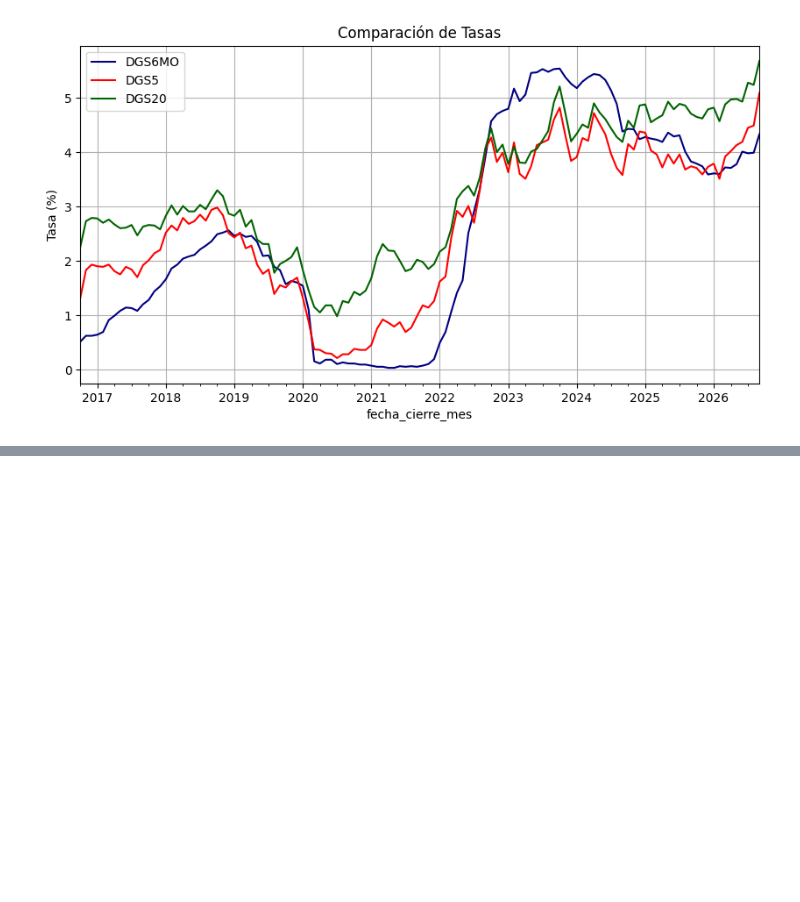
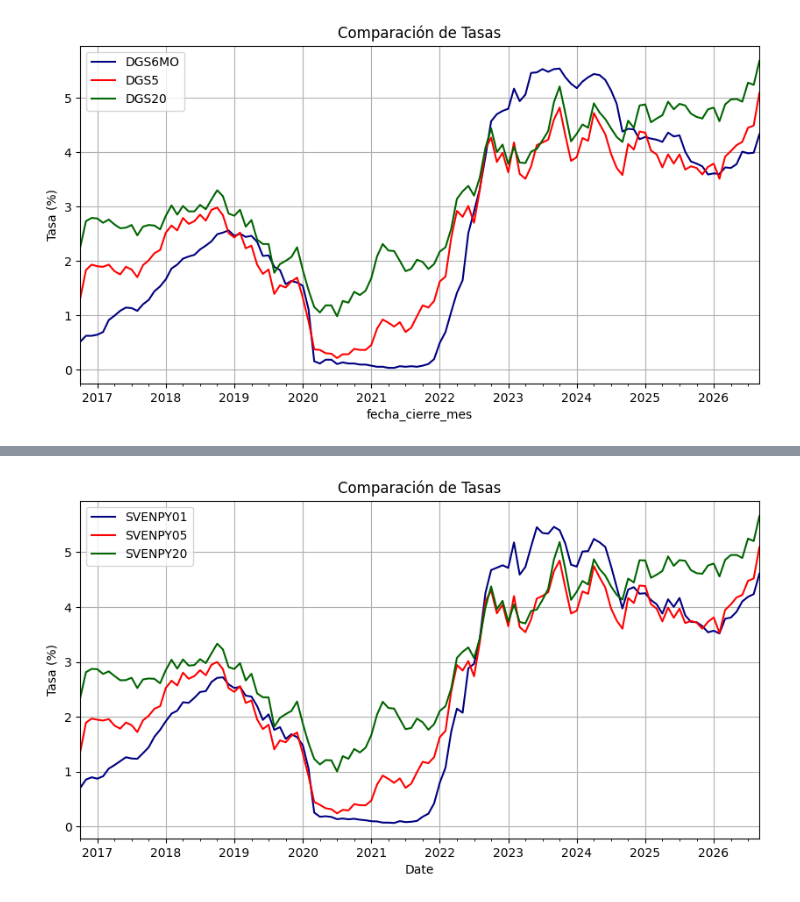
Before and after one commit to jvliouc/Proyecto-Mercados-Financieros, a Jupyter notebook: mmff.ipynb, the cells around one changed output, grey strips where cells are left out. Cells and saved outputs as stored; diff of their text form; code cells hidden in the pictures; blank space fills up the shorter version.

```diff
--- a/mmff.ipynb
+++ b/mmff.ipynb
@@ -108,0 +196,13 @@ array([0.95946702, 0.88479687, 0.78693868, 0.63212056, 0.43233236,
+# %%
+feds = pd.read_csv("feds200628.csv", skiprows=9)
+
+feds["Date"] = pd.to_datetime(feds["Date"])
+
+feds = feds[
+    (feds["Date"] >= "2016-10-01") &
+    (feds["Date"] <= "2026-09-30")
+]
+
+feds = feds.set_index("Date")
+
+feds_mensual = feds.resample("ME").last()
@@ -108,0 +220,12 @@ array([0.95946702, 0.88479687, 0.78693868, 0.63212056, 0.43233236,
+# %%
+colores=["navy", "red", "darkgreen"]
+feds_mensual[["SVENPY01","SVENPY05","SVENPY20"]].plot(
+    figsize=(10, 5),
+    title="Comparación de Tasas",
+    color=colores)
+plt.ylabel("Tasa (%)")
+plt.legend(loc="upper left")
+plt.grid(True)
+plt.show()
+# %% [output]
+[figure, added]
```
Also changed, not shown: parts of 12 cells of this notebook, 2 other files.
